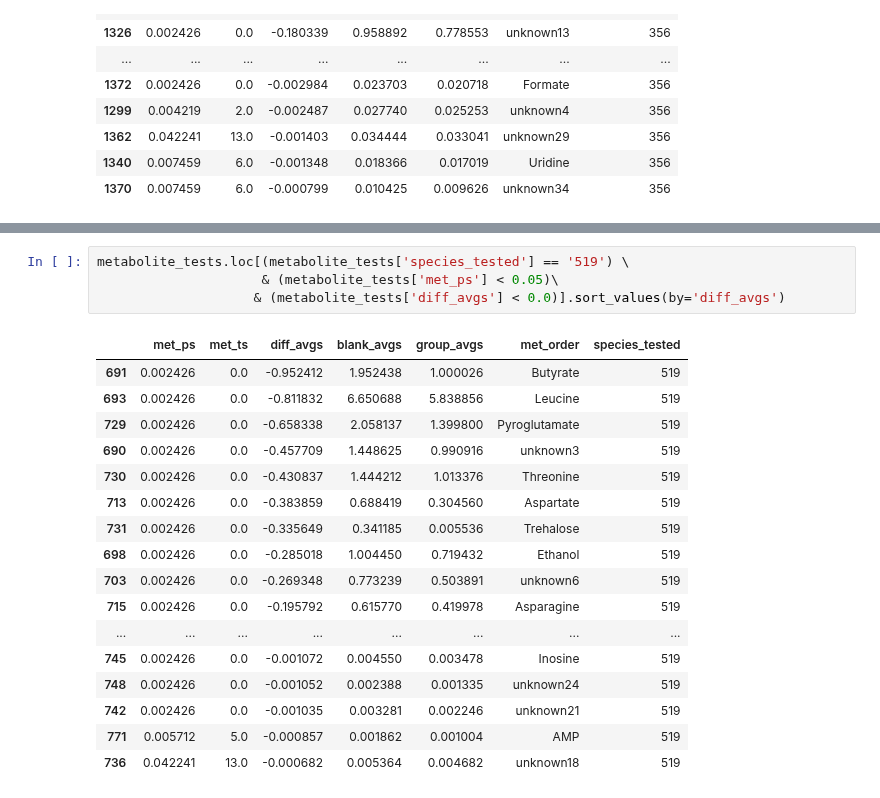
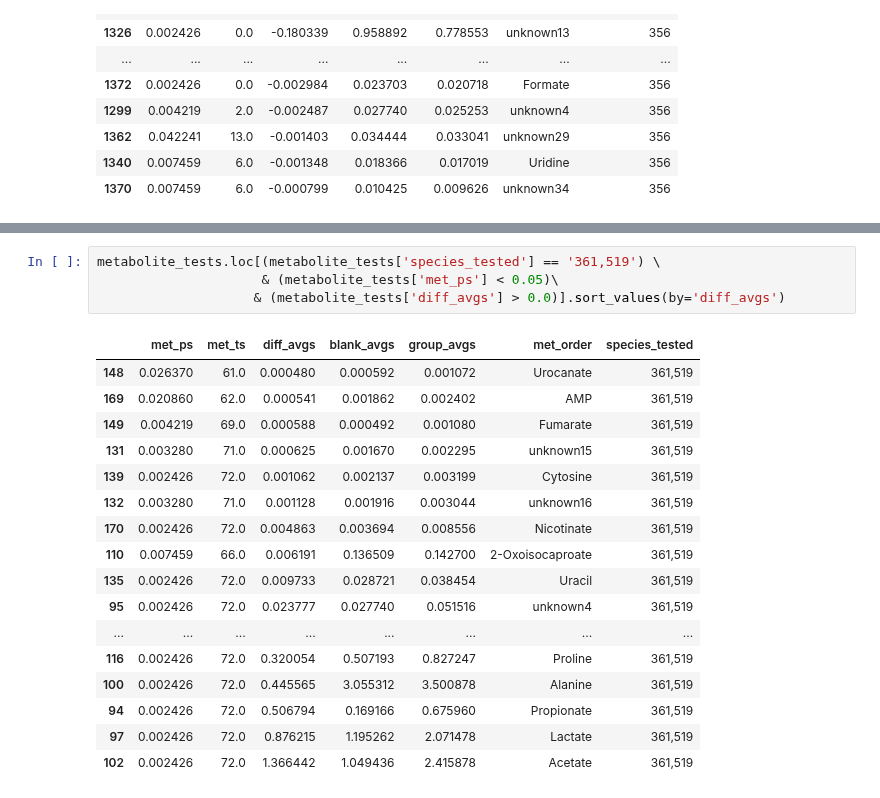
Before and after one commit to gregmedlock/asf_interactions, a Jupyter notebook: bin/CRAM_triangles_volcanoes.ipynb, the cells around one changed output, grey strips where cells are left out. Saved outputs shown, nothing was run; the diff lists cells and outputs as text.

```diff
--- a/bin/CRAM_triangles_volcanoes.ipynb
+++ b/bin/CRAM_triangles_volcanoes.ipynb
@@ -794,22 +806,22 @@ metabolite_tests.loc[(metabolite_tests['species_tested'] == '356') \
 # %%
-metabolite_tests.loc[(metabolite_tests['species_tested'] == '519') \
+metabolite_tests.loc[(metabolite_tests['species_tested'] == '361,519') \
                      & (metabolite_tests['met_ps'] < 0.05)\
-                    & (metabolite_tests['diff_avgs'] < 0.0)].sort_values(by='diff_avgs')
+                    & (metabolite_tests['diff_avgs'] > 0.0)].sort_values(by='diff_avgs')
 # %% [output]
 |  | met_ps | met_ts | diff_avgs | blank_avgs | group_avgs | met_order | species_tested |
-| 691 | 0.002426 | 0.0 | -0.952412 | 1.952438 | 1.000026 | Butyrate | 519 |
-| 693 | 0.002426 | 0.0 | -0.811832 | 6.650688 | 5.838856 | Leucine | 519 |
-| 729 | 0.002426 | 0.0 | -0.658338 | 2.058137 | 1.399800 | Pyroglutamate | 519 |
-| 690 | 0.002426 | 0.0 | -0.457709 | 1.448625 | 0.990916 | unknown3 | 519 |
-| 730 | 0.002426 | 0.0 | -0.430837 | 1.444212 | 1.013376 | Threonine | 519 |
-| 713 | 0.002426 | 0.0 | -0.383859 | 0.688419 | 0.304560 | Aspartate | 519 |
-| 731 | 0.002426 | 0.0 | -0.335649 | 0.341185 | 0.005536 | Trehalose | 519 |
-| 698 | 0.002426 | 0.0 | -0.285018 | 1.004450 | 0.719432 | Ethanol | 519 |
-| 703 | 0.002426 | 0.0 | -0.269348 | 0.773239 | 0.503891 | unknown6 | 519 |
-| 715 | 0.002426 | 0.0 | -0.195792 | 0.615770 | 0.419978 | Asparagine | 519 |
+| 148 | 0.026370 | 61.0 | 0.000480 | 0.000592 | 0.001072 | Urocanate | 361,519 |
+| 169 | 0.020860 | 62.0 | 0.000541 | 0.001862 | 0.002402 | AMP | 361,519 |
+| 149 | 0.004219 | 69.0 | 0.000588 | 0.000492 | 0.001080 | Fumarate | 361,519 |
+| 131 | 0.003280 | 71.0 | 0.000625 | 0.001670 | 0.002295 | unknown15 | 361,519 |
+| 139 | 0.002426 | 72.0 | 0.001062 | 0.002137 | 0.003199 | Cytosine | 361,519 |
+| 132 | 0.003280 | 71.0 | 0.001128 | 0.001916 | 0.003044 | unknown16 | 361,519 |
+| 170 | 0.002426 | 72.0 | 0.004863 | 0.003694 | 0.008556 | Nicotinate | 361,519 |
+| 110 | 0.007459 | 66.0 | 0.006191 | 0.136509 | 0.142700 | 2-Oxoisocaproate | 361,519 |
+| 135 | 0.002426 | 72.0 | 0.009733 | 0.028721 | 0.038454 | Uracil | 361,519 |
+| 95 | 0.002426 | 72.0 | 0.023777 | 0.027740 | 0.051516 | unknown4 | 361,519 |
 | ... | ... | ... | ... | ... | ... | ... | ... |
-| 745 | 0.002426 | 0.0 | -0.001072 | 0.004550 | 0.003478 | Inosine | 519 |
-| 748 | 0.002426 | 0.0 | -0.001052 | 0.002388 | 0.001335 | unknown24 | 519 |
-| 742 | 0.002426 | 0.0 | -0.001035 | 0.003281 | 0.002246 | unknown21 | 519 |
-| 771 | 0.005712 | 5.0 | -0.000857 | 0.001862 | 0.001004 | AMP | 519 |
-| 736 | 0.042241 | 13.0 | -0.000682 | 0.005364 | 0.004682 | unknown18 | 519 |
+| 116 | 0.002426 | 72.0 | 0.320054 | 0.507193 | 0.827247 | Proline | 361,519 |
+| 100 | 0.002426 | 72.0 | 0.445565 | 3.055312 | 3.500878 | Alanine | 361,519 |
+| 94 | 0.002426 | 72.0 | 0.506794 | 0.169166 | 0.675960 | Propionate | 361,519 |
+| 97 | 0.002426 | 72.0 | 0.876215 | 1.195262 | 2.071478 | Lactate | 361,519 |
+| 102 | 0.002426 | 72.0 | 1.366442 | 1.049436 | 2.415878 | Acetate | 361,519 |
```
Also changed, not shown: parts of 3 cells of this notebook, 8 other files.
